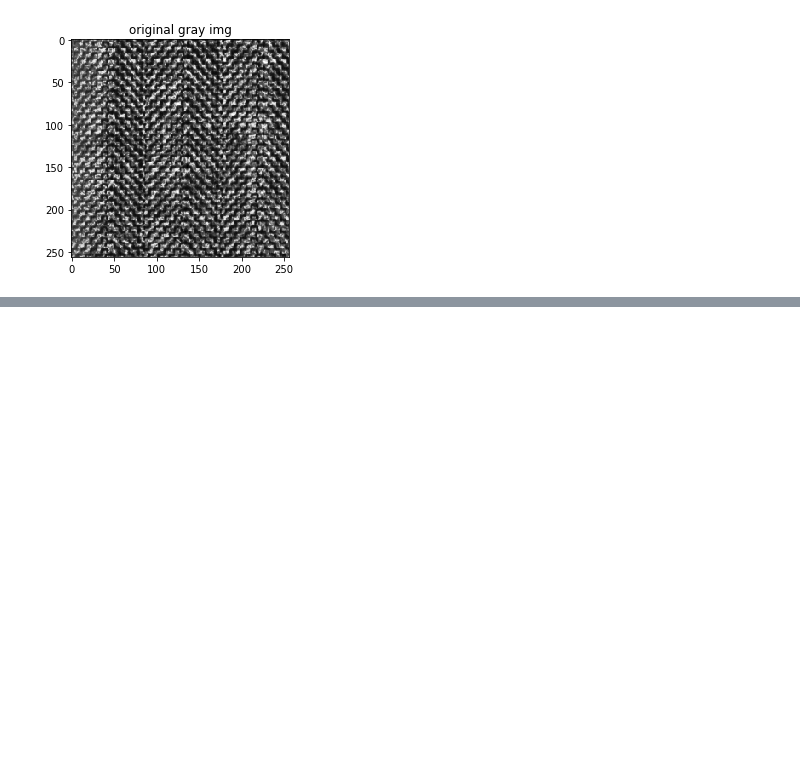
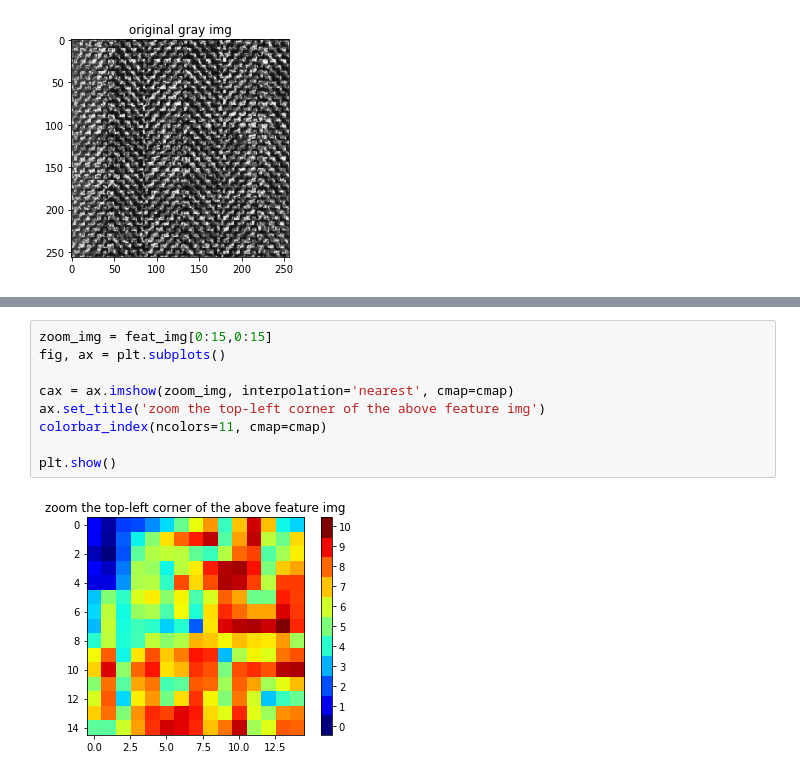
Before and after one commit to samleoqh/digital-img-ana, a Jupyter notebook: exercise/GLCM.ipynb, the cells around one changed output, grey strips where cells are left out. Cells and saved outputs as stored; diff of their text form; blank space fills up the shorter version.

```diff
--- a/exercise/GLCM.ipynb
+++ b/exercise/GLCM.ipynb
@@ -949,0 +1012,11 @@ plt.show()
+# %%
+zoom_img = feat_img[0:15,0:15]
+fig, ax = plt.subplots()
+
+cax = ax.imshow(zoom_img, interpolation='nearest', cmap=cmap)
+ax.set_title('zoom the top-left corner of the above feature img')
+colorbar_index(ncolors=11, cmap=cmap)
+
+plt.show()
+# %% [output]
+[figure, added]
```
Also changed, not shown: parts of 20 cells of this notebook.
